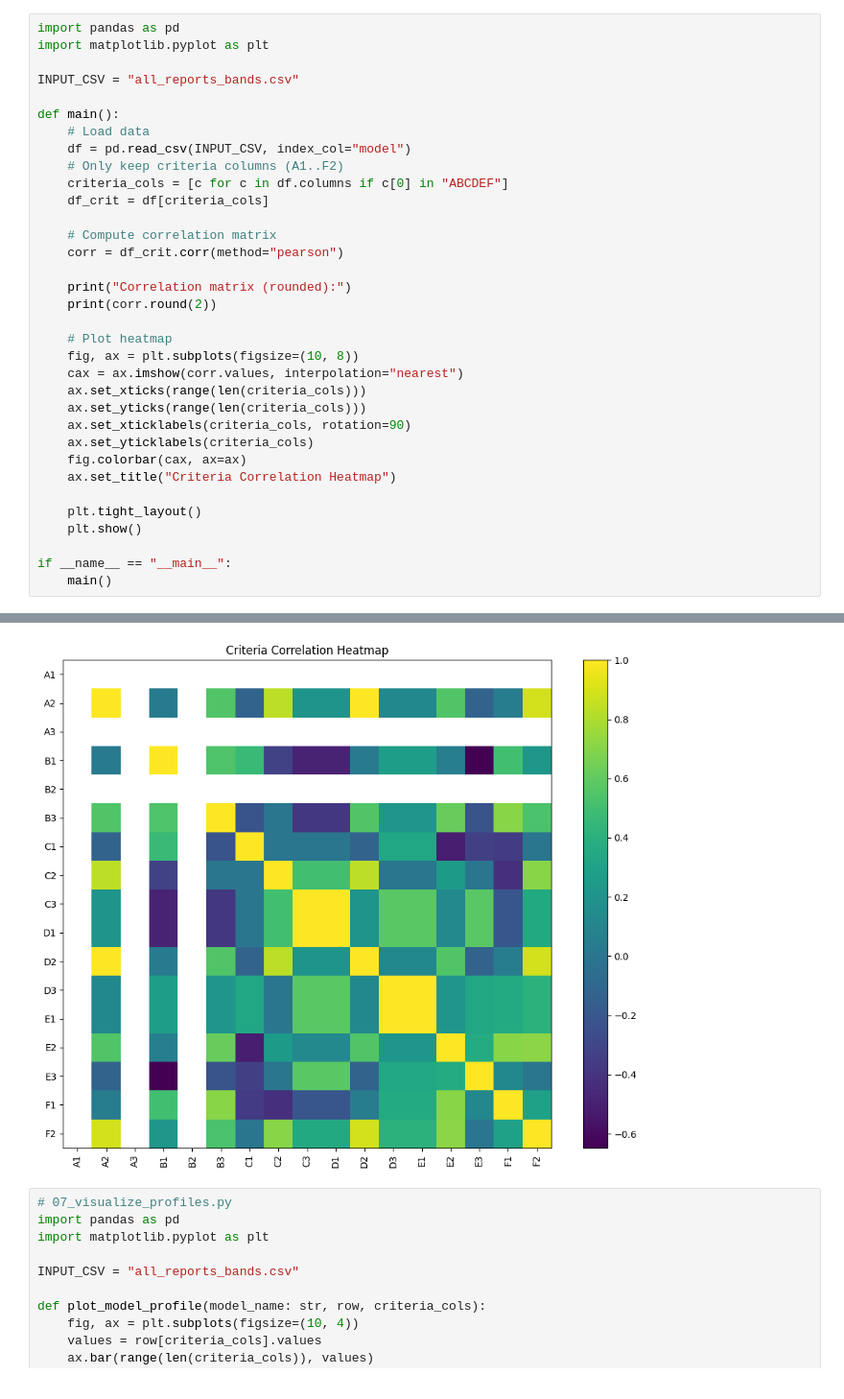
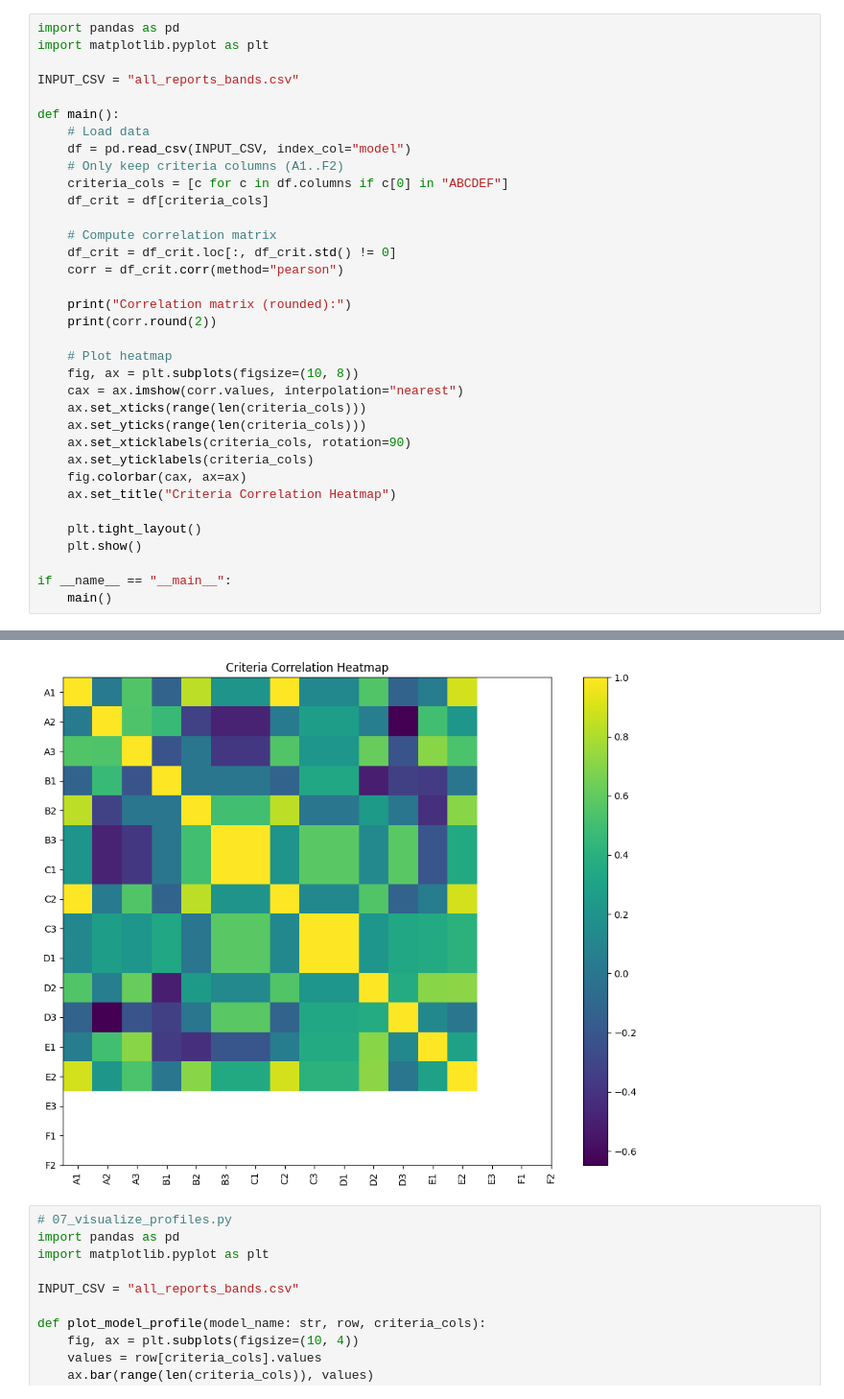
Before and after one commit to swetangkrishna/Lesson-plan-evaluator, a Jupyter notebook: guardrails_verification/visualize_correlation.ipynb, the cells around one changed output, grey strips where cells are left out. Shown at 96% size. Cells and saved outputs as stored; diff of their text form.

```diff
--- a/guardrails_verification/visualize_correlation.ipynb
+++ b/guardrails_verification/visualize_correlation.ipynb
@@ -12,6 +12,7 @@ def main():
     df_crit = df[criteria_cols]
 
     # Compute correlation matrix
+    df_crit = df_crit.loc[:, df_crit.std() != 0]
     corr = df_crit.corr(method="pearson")
 
     print("Correlation matrix (rounded):")
@@ -53,4 +54,4 @@ F2  0.71 -0.00  0.29  1.00
-[figure, old version]
+[figure, new version]
 # %%
 # 07_visualize_profiles.py
 import pandas as pd
```
Also changed, not shown: parts of 2 cells of this notebook.
